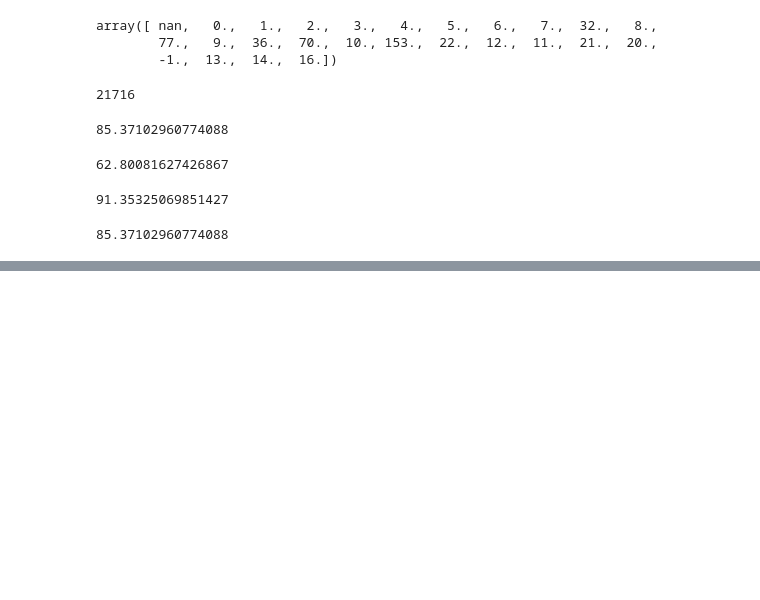
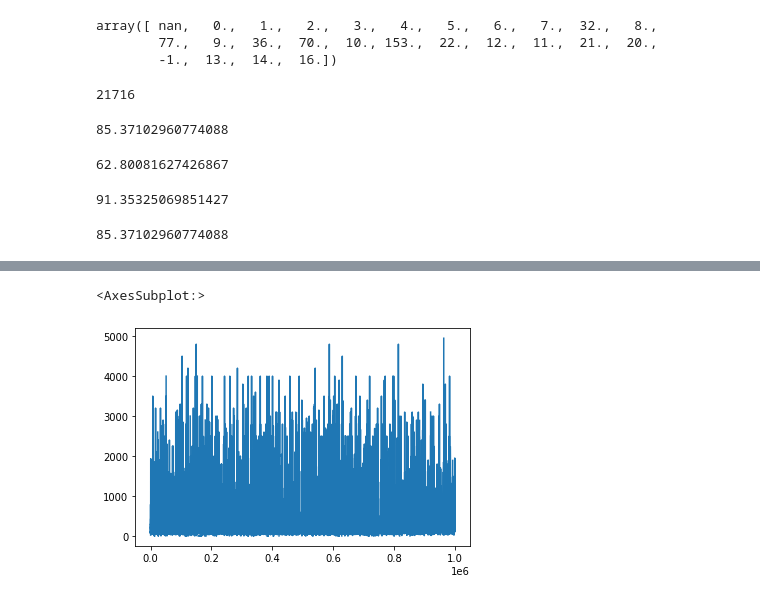
Before and after one commit to crisnicogonzalez/tp-final-isi, a Jupyter notebook: process data.ipynb, the cells around one changed output, grey strips where cells are left out. Cells and saved outputs as stored; diff of their text form; code cells hidden in the pictures; blank space fills up the shorter version.

```diff
--- a/process data.ipynb
+++ b/process data.ipynb
@@ -143,0 +171,3 @@ len(df_price_surface_covered)
+# %%
+df['clustered_price'] = df['clustered_price'].loc[df['clustered_price'] < 5000]
+df['clustered_price'].describe()
@@ -143,0 +184,5 @@ len(df_price_surface_covered)
+# %%
+df['clustered_price'].plot()
+# %% [output]
+<AxesSubplot:>
+[figure, added]
```
Also changed, not shown: parts of 17 cells of this notebook.
